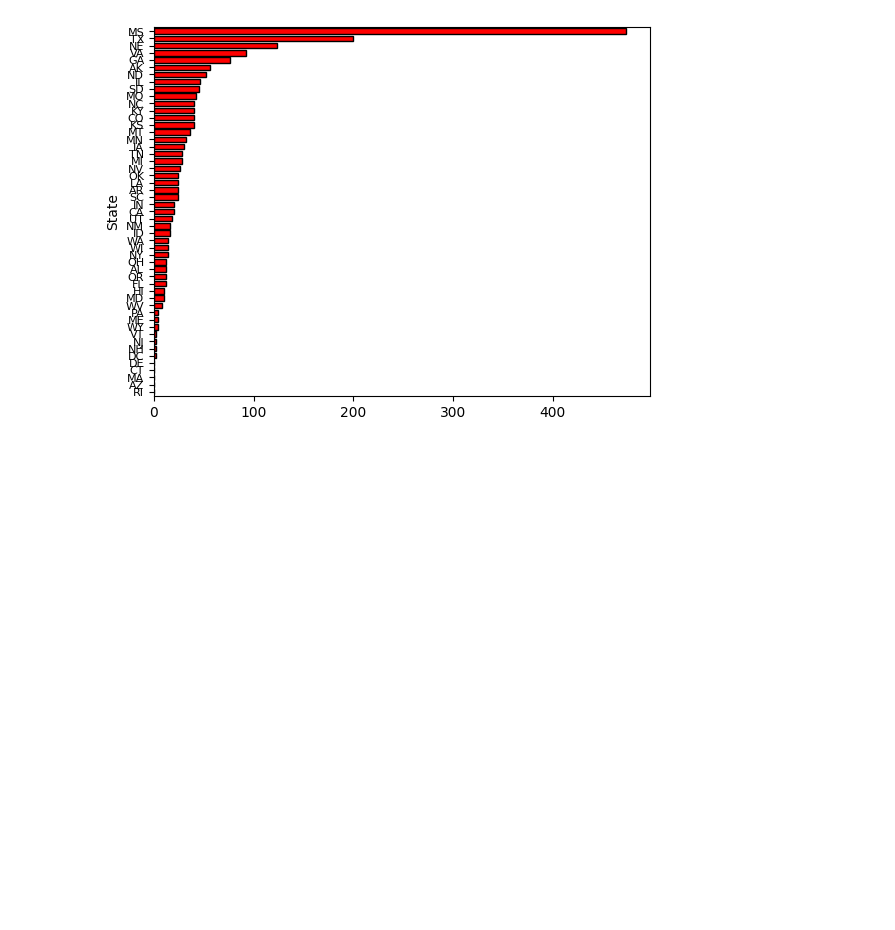
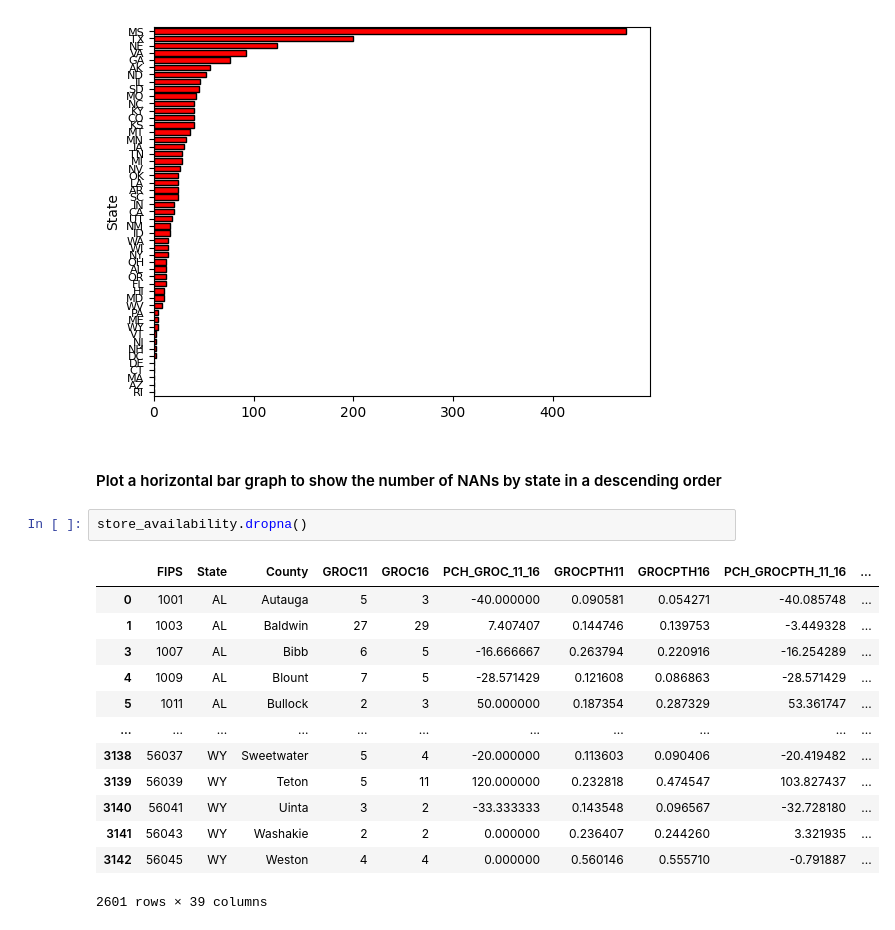
Before and after one commit to omecity/food-environment-atlas, a Jupyter notebook: FoodEnvironmentAtlas.ipynb, the cells around one changed output. Drawn from its saved outputs; the diff is of its cells as text; blank space fills up the shorter version.

```diff
--- a/FoodEnvironmentAtlas.ipynb
+++ b/FoodEnvironmentAtlas.ipynb
@@ -198,3 +198,21 @@ ax = nan_counts_df_sorted.plot(kind='barh', x='State', y='NaN Occurrence', color
 ax.tick_params(axis='y', labelsize=8)
 # %% [output]
 [figure]
+# %% [markdown]
+#### Plot a horizontal bar graph to show the number of NANs by state in a descending order
+# %%
+store_availability.dropna()
+# %% [output]
+|  | FIPS | State | County | GROC11 | GROC16 | PCH_GROC_11_16 | GROCPTH11 | GROCPTH16 | PCH_GROCPTH_11_16 | ... |
+| 0 | 1001 | AL | Autauga | 5 | 3 | -40.000000 | 0.090581 | 0.054271 | -40.085748 | ... |
+| 1 | 1003 | AL | Baldwin | 27 | 29 | 7.407407 | 0.144746 | 0.139753 | -3.449328 | ... |
+| 3 | 1007 | AL | Bibb | 6 | 5 | -16.666667 | 0.263794 | 0.220916 | -16.254289 | ... |
+| 4 | 1009 | AL | Blount | 7 | 5 | -28.571429 | 0.121608 | 0.086863 | -28.571429 | ... |
+| 5 | 1011 | AL | Bullock | 2 | 3 | 50.000000 | 0.187354 | 0.287329 | 53.361747 | ... |
+| ... | ... | ... | ... | ... | ... | ... | ... | ... | ... | ... |
+| 3138 | 56037 | WY | Sweetwater | 5 | 4 | -20.000000 | 0.113603 | 0.090406 | -20.419482 | ... |
+| 3139 | 56039 | WY | Teton | 5 | 11 | 120.000000 | 0.232818 | 0.474547 | 103.827437 | ... |
+| 3140 | 56041 | WY | Uinta | 3 | 2 | -33.333333 | 0.143548 | 0.096567 | -32.728180 | ... |
+| 3141 | 56043 | WY | Washakie | 2 | 2 | 0.000000 | 0.236407 | 0.244260 | 3.321935 | ... |
+| 3142 | 56045 | WY | Weston | 4 | 4 | 0.000000 | 0.560146 | 0.555710 | -0.791887 | ... |
+2601 rows × 39 columns
```
Also changed, not shown: parts of 1 cell of this notebook.
